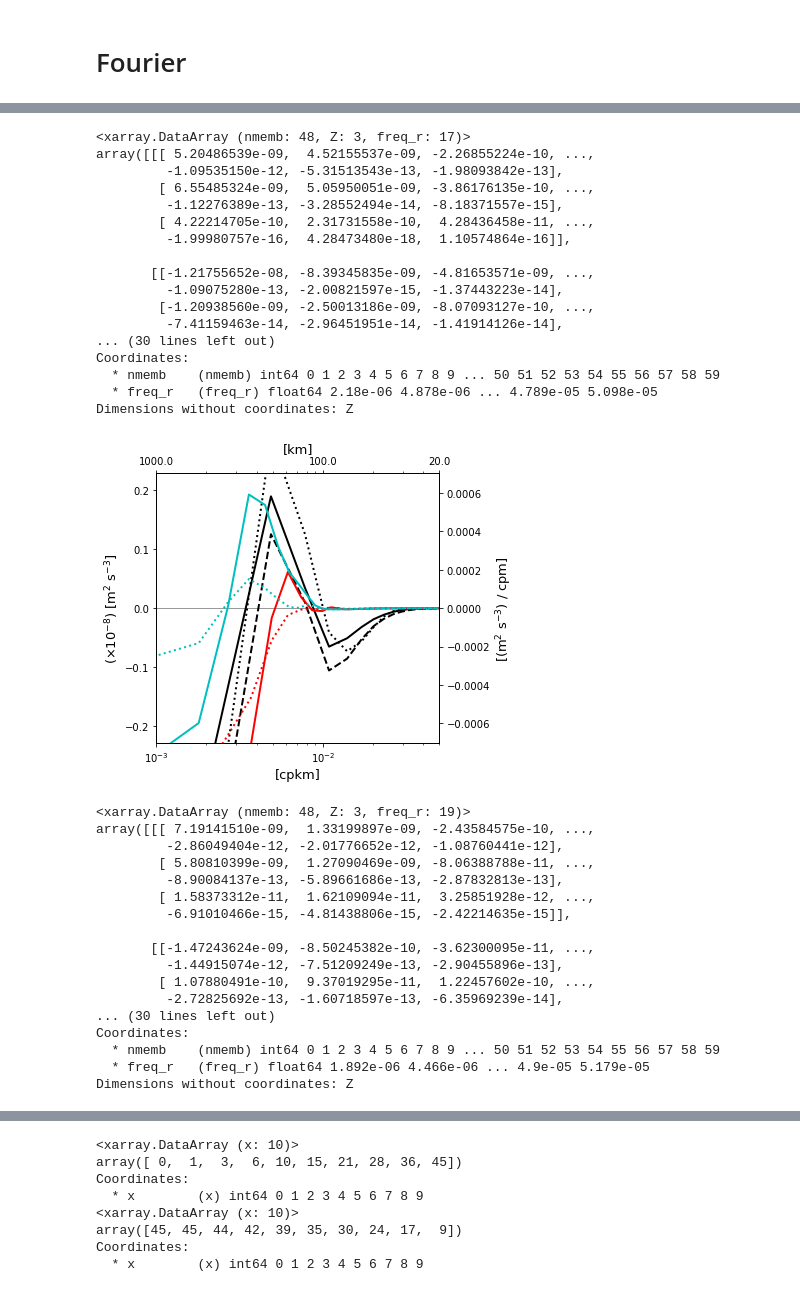
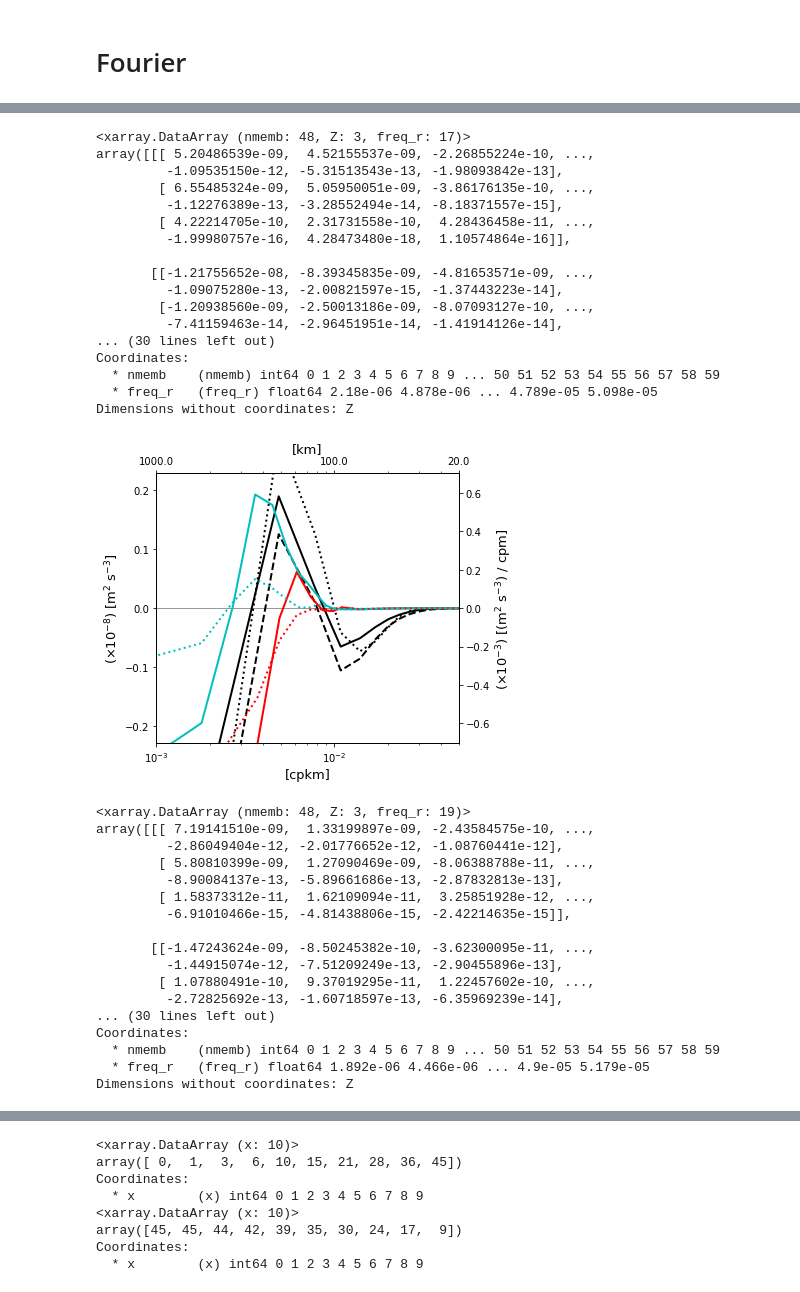
Before and after one commit to roxyboy/NA-wavelet-notes, a Jupyter notebook: KE-spectral-flux.ipynb, the cells around one changed output, grey strips where cells are left out. Saved outputs shown, nothing was run; the diff lists cells and outputs as text; code cells hidden in the pictures.

```diff
--- a/KE-spectral-flux.ipynb
+++ b/KE-spectral-flux.ipynb
@@ -687,7 +681,8 @@ for reg in range(len(xs)):
             Au = ((grid.interp(ds.UVEL.where(ds.maskW!=0.),'X',boundary='extend').isel(Z=[0,14,24])
                    * grid.diff((ds.UVEL*ds.dyG).where(ds.maskW!=0.),'X',boundary='extend').isel(Z=[0,14,24])
                    + grid.interp(ds.VVEL.where(ds.maskS!=0.)
-                                 * grid.interp(grid.diff((ds.UVEL*ds.dxC).where(ds.maskW!=0.),'Y',boundary='extend'),
+                                 * grid.interp(grid.diff((ds.UVEL*ds.dxC).where(ds.maskW!=0.),
+                                                         'Y',boundary='extend'),
                                                'X',boundary='extend'),
                                  'Y',boundary='extend').isel(Z=[0,14,24])
                   ) / ds.rA).isel(YC=slice(1,-1),XC=slice(1,-1)
@@ -695,7 +690,8 @@ for reg in range(len(xs)):
                                                                          ).interpolate_na(dim='YC'
                                                                                          ).fillna(0.)
             Av = ((grid.interp(ds.UVEL.where(ds.maskW!=0.)
-                               * grid.interp(grid.diff((ds.VVEL*ds.dyC).where(ds.maskS!=0.),'X',boundary='extend'),
+                               * grid.interp(grid.diff((ds.VVEL*ds.dyC).where(ds.maskS!=0.),
+                                                       'X',boundary='extend'),
                                              'Y',boundary='extend'),
                                'X',boundary='extend').isel(Z=[0,14,24])
                    + grid.interp(ds.VVEL.where(ds.maskS!=0.),'Y',boundary='extend').isel(Z=[0,14,24])
@@ -778,9 +774,9 @@ for reg in range(len(xs)):
             ax2 = ax.twinx()
             ax3 = ax.twiny()
             ax.plot(np.linspace(1e-3,5e-2,10), np.zeros(10), c='grey', alpha=.8, lw=1)
-            ax2.plot(pil_0.freq_XC*1e3, pil_0.isel(Z=1).mean(['nmemb']),
+            ax2.plot(pil_0.freq_XC*1e3, pil_0.isel(Z=1).mean(['nmemb'])*1e3,
                      'r', lw=2, label=r"Zonal (Z=-228)")
-            ax2.plot(pik_0.freq_YC*1e3, pik_0.isel(Z=1).mean(['nmemb']),
+            ax2.plot(pik_0.freq_YC*1e3, pik_0.isel(Z=1).mean(['nmemb'])*1e3,
                      'c', lw=2, label=r"Meridional")
             ax.plot(pi.freq_r*1e3, pi.isel(Z=0).mean(['nmemb'])*1e8,
                     'k--', lw=2, label=r"Surface")
@@ -788,18 +784,10 @@ for reg in range(len(xs)):
                     'k', lw=2, label=r"$\times 2$ (Z=-228)")
             ax.plot(pi.freq_r*1e3, pi.isel(Z=2).mean(['nmemb'])*1e10,
                     'k:', lw=2, label=r"$\times 10^{2}$ (Z=-1137)")
-            ax2.plot(pil_0.freq_XC*1e3, pil_0.isel(Z=2).mean(['nmemb'])*1e1,
+            ax2.plot(pil_0.freq_XC*1e3, pil_0.isel(Z=2).mean(['nmemb'])*1e4,
                      'r:', lw=2, label=r"$\times 10$ (Z=-1137)")
-            ax2.plot(pik_0.freq_YC*1e3, pik_0.isel(Z=2).mean(['nmemb'])*1e1,
-                     'c:', lw=2)
-#             ax.plot((iso_csUA.scale)**-1*1e3, pi.isel(Z=1).mean(['nmemb','angle'])*1e8,
-#                     'k:', lw=2, label=r"($\times 10^{-1}$) (Z=-1137)")
-#             ax.plot((iso_psUA.scale)**-1*1e3, ((iso_psU.scale/xo)**-1)**-3*6e-2,
-#                      ls='--', c='grey', alpha=.8, label=r"$k^{-3}$")
-#             ax.plot((iso_psUA.scale)**-1*1e3, ((iso_psU.scale/xo)**-1)**-(13/3)*6e-2,
-#                      ls='-.', c='grey', alpha=.8, label=r"$k^{-13/3}$")
-#             ax2.plot((iso_psUA.scale)**-1*1e3, ((iso_psU.scale/xo)**-1)**-3*6e-2,
-#                      ls='--', c='grey', alpha=0)
+            ax2.plot(pik_0.freq_YC*1e3, pik_0.isel(Z=2).mean(['nmemb'])*1e4,
+                     'c:', lw=2)e
             ax.set_xscale('log')
 #             ax.set_yscale('log')
 #             ax2.set_xscale('log')
@@ -808,8 +796,8 @@ for reg in range(len(xs)):
             ax.set_xlim([1e-3,5e-2])
             ax.set_ylim([-np.abs(pi.isel(Z=0).mean(['nmemb'])).max()*1e8*.5,
                          np.abs(pi.isel(Z=0).mean(['nmemb'])).max()*1e8*.5])
-            Mpi = np.fmax(np.abs(pik_0.isel(Z=1).mean(['nmemb'])).max(),
-                          np.abs(pil_0.isel(Z=1).mean(['nmemb'])).max())
+            Mpi = np.fmax(np.abs(pik_0.isel(Z=1).mean(['nmemb'])).max()*1e3,
+                          np.abs(pil_0.isel(Z=1).mean(['nmemb'])).max()*1e3)
             ax2.set_ylim([-.5*Mpi, .5*Mpi])
             ax3.set_xlim([1e-3,5e-2])
             ax3.set_xticks([1e-3,1e-2,5e-2])
@@ -817,7 +805,7 @@ for reg in range(len(xs)):
             ax.set_xlabel(r"[cpkm]", fontsize=13)
             ax3.set_xlabel(r"[km]", fontsize=13)
             ax.set_ylabel(r"($\times 10^{-8}$) [m$^2$ s$^{-3}$]", fontsize=13)
-            ax2.set_ylabel(r"[(m$^2$ s$^{-3}$) / cpm]", fontsize=13)
+            ax2.set_ylabel(r"($\times 10^{-3}$) [(m$^2$ s$^{-3}$) / cpm]", fontsize=13)
 #             ax.grid(True)
 #             align_yaxis(ax, 0, ax2, 0)
             if reg == 0:
@@ -850,21 +838,21 @@ Dimensions without coordinates: Z
 <xarray.DataArray (nmemb: 48, Z: 3, freq_r: 17)>
 array([[[ 5.20486539e-09,  4.52155537e-09, -2.26855224e-10, ...,
          -1.09535150e-12, -5.31513543e-13, -1.98093842e-13],
         [ 6.55485324e-09,  5.05950051e-09, -3.86176135e-10, ...,
          -1.12276389e-13, -3.28552494e-14, -8.18371557e-15],
         [ 4.22214705e-10,  2.31731558e-10,  4.28436458e-11, ...,
          -1.99980757e-16,  4.28473480e-18,  1.10574864e-16]],
 
        [[-1.21755652e-08, -8.39345835e-09, -4.81653571e-09, ...,
          -1.09075280e-13, -2.00821597e-15, -1.37443223e-14],
         [-1.20938560e-09, -2.50013186e-09, -8.07093127e-10, ...,
          -7.41159463e-14, -2.96451951e-14, -1.41914126e-14],
 ... (30 lines left out)
 Coordinates:
   * nmemb    (nmemb) int64 0 1 2 3 4 5 6 7 8 9 ... 50 51 52 53 54 55 56 57 58 59
   * freq_r   (freq_r) float64 2.18e-06 4.878e-06 ... 4.789e-05 5.098e-05
 Dimensions without coordinates: Z
-[figure, old version]
+[figure, new version]
 <xarray.DataArray (nmemb: 48, Z: 3, freq_r: 19)>
 array([[[ 7.19141510e-09,  1.33199897e-09, -2.43584575e-10, ...,
          -2.86049404e-12, -2.01776652e-12, -1.08760441e-12],
```
Also changed, not shown: parts of 5 cells of this notebook, 1 other file.
